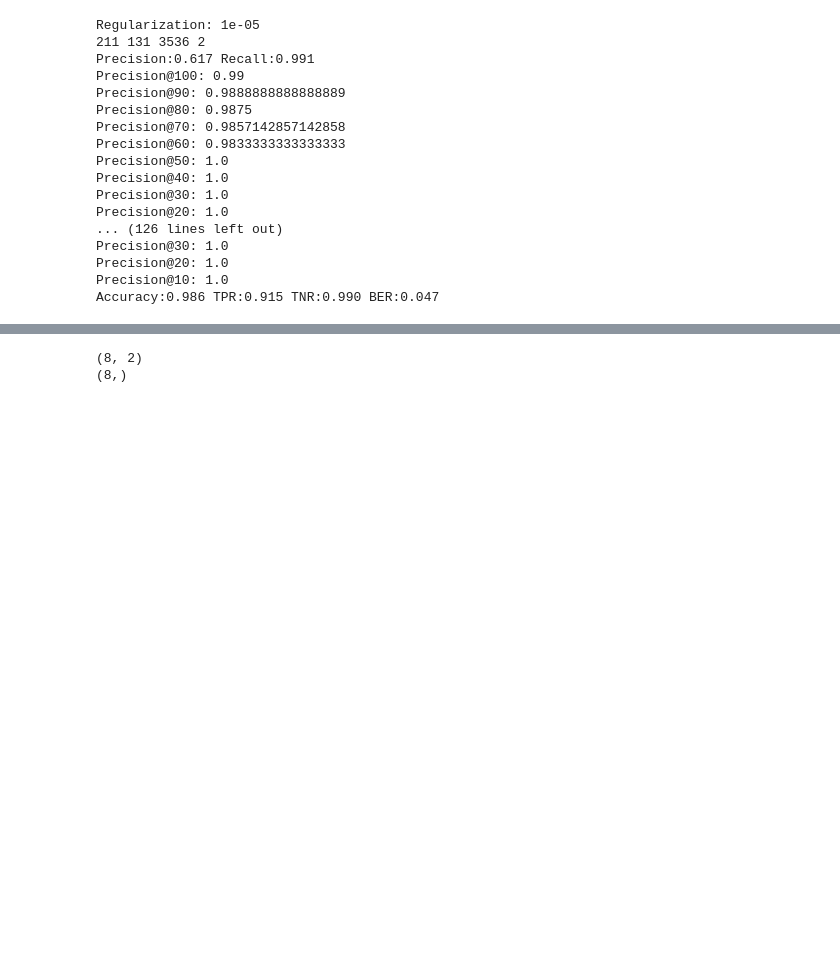
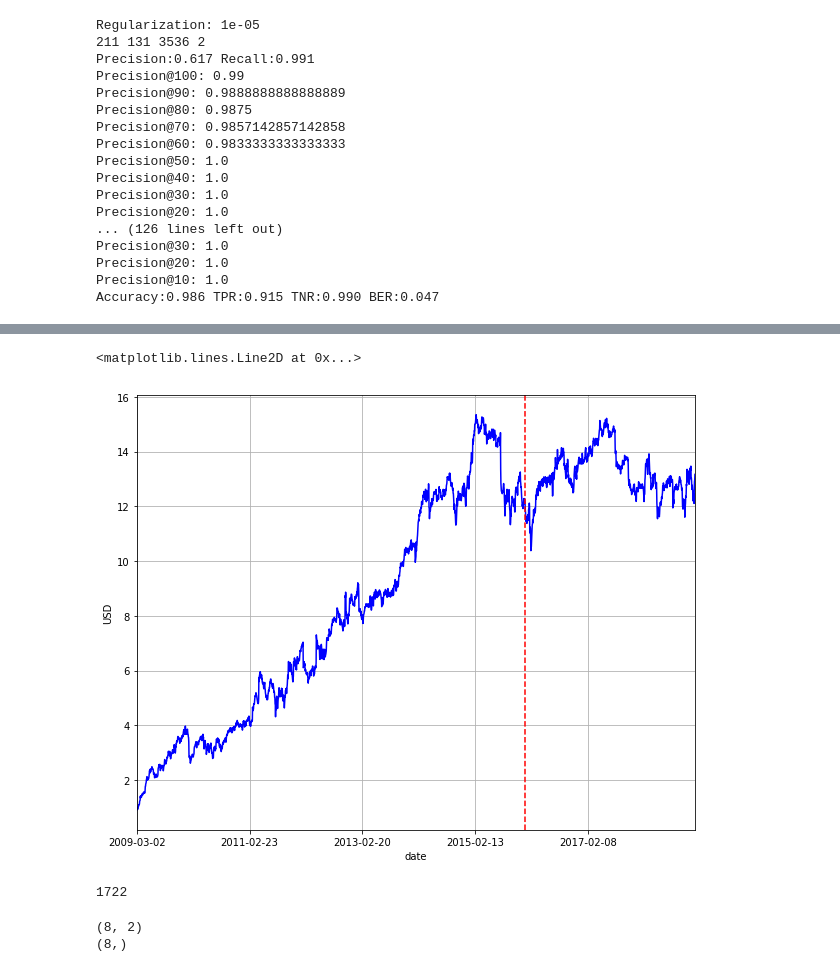
Before and after one commit to LUKELIEM/invest, a Jupyter notebook: LogReg_PriceOnly.ipynb, the cells around one changed output, grey strips where cells are left out. Saved outputs shown, nothing was run; the diff lists cells and outputs as text; code cells hidden in the pictures; blank space fills up the shorter version.

```diff
--- a/LogReg_PriceOnly.ipynb
+++ b/LogReg_PriceOnly.ipynb
@@ -551,3 +629,18 @@ Accuracy:0.987 TPR:0.910 TNR:0.992 BER:0.049
+# %%
+# Plot adjusted close over time
+rcParams['figure.figsize'] = 10, 8 # width 10, height 8
+
+ax = X_all.loc['NEU'].plot(x='date', y='adj_close', style='b-', grid=True)
+ax.set_xlabel("date")
+ax.set_ylabel("USD")
+ax.axvline(x=X_all.loc['NHTC'].index.get_loc('2015-12-31'), color="red", linestyle='--')
+# %% [output]
+<matplotlib.lines.Line2D at 0x...>
+[figure, added]
+# %%
+X_all.loc['NHTC'].index.get_loc('2015-12-31')
+# %% [output]
+1722
 # %%
 X = np.array([[1, 7], [1, 2.5], [1, 0.67], [1, 0.5], [1, 0.33], [1, 4], [1, 3], [1, -1]])
 print(X.shape)
```
Also changed, not shown: parts of 9 cells of this notebook, 7 other files.
